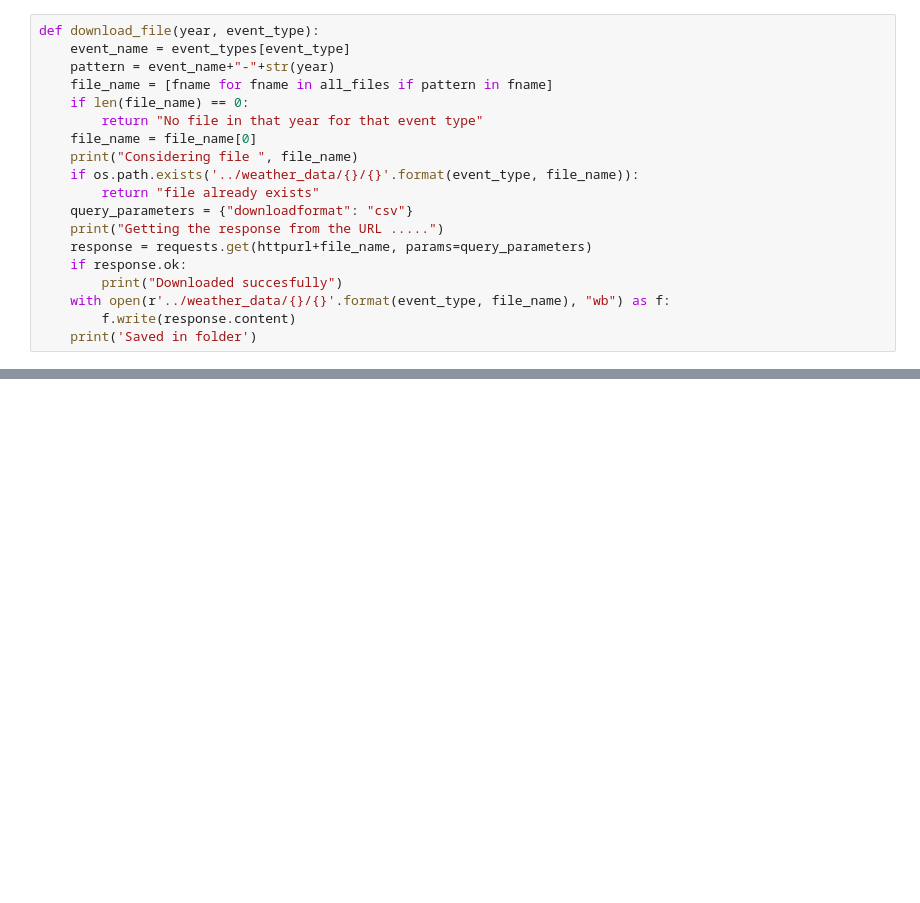
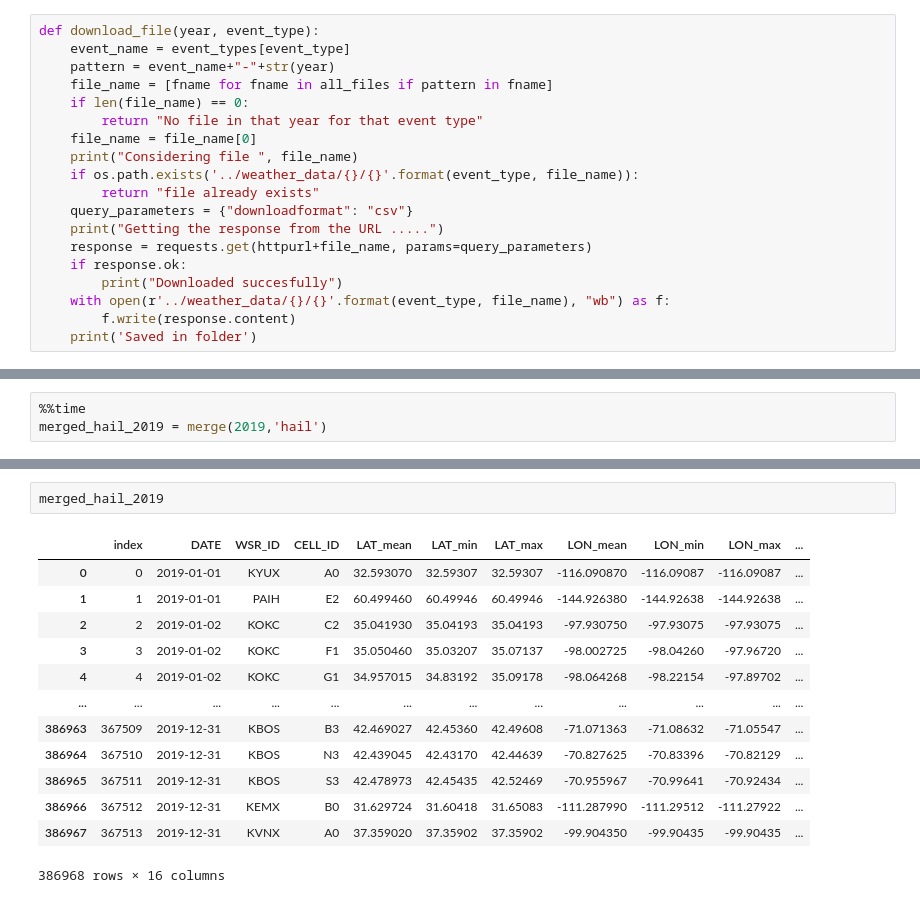
Before and after one commit to amourayuba/Power-Outage-Prediction, a Jupyter notebook: codes/merge.ipynb, the cells around one changed output, grey strips where cells are left out. Cells and saved outputs as stored; diff of their text form; blank space fills up the shorter version.

```diff
--- a/codes/merge.ipynb
+++ b/codes/merge.ipynb
@@ -144,0 +255,3 @@ merged_lightning_2019
+# %%
+%%time
+merged_hail_2019 = merge(2019,'hail')
@@ -144,0 +265,16 @@ merged_lightning_2019
+# %%
+merged_hail_2019
+# %% [output]
+|  | index | DATE | WSR_ID | CELL_ID | LAT_mean | LAT_min | LAT_max | LON_mean | LON_min | LON_max | ... |
+| 0 | 0 | 2019-01-01 | KYUX | A0 | 32.593070 | 32.59307 | 32.59307 | -116.090870 | -116.09087 | -116.09087 | ... |
+| 1 | 1 | 2019-01-01 | PAIH | E2 | 60.499460 | 60.49946 | 60.49946 | -144.926380 | -144.92638 | -144.92638 | ... |
+| 2 | 2 | 2019-01-02 | KOKC | C2 | 35.041930 | 35.04193 | 35.04193 | -97.930750 | -97.93075 | -97.93075 | ... |
+| 3 | 3 | 2019-01-02 | KOKC | F1 | 35.050460 | 35.03207 | 35.07137 | -98.002725 | -98.04260 | -97.96720 | ... |
+| 4 | 4 | 2019-01-02 | KOKC | G1 | 34.957015 | 34.83192 | 35.09178 | -98.064268 | -98.22154 | -97.89702 | ... |
+| ... | ... | ... | ... | ... | ... | ... | ... | ... | ... | ... | ... |
+| 386963 | 367509 | 2019-12-31 | KBOS | B3 | 42.469027 | 42.45360 | 42.49608 | -71.071363 | -71.08632 | -71.05547 | ... |
+| 386964 | 367510 | 2019-12-31 | KBOS | N3 | 42.439045 | 42.43170 | 42.44639 | -70.827625 | -70.83396 | -70.82129 | ... |
+| 386965 | 367511 | 2019-12-31 | KBOS | S3 | 42.478973 | 42.45435 | 42.52469 | -70.955967 | -70.99641 | -70.92434 | ... |
+| 386966 | 367512 | 2019-12-31 | KEMX | B0 | 31.629724 | 31.60418 | 31.65083 | -111.287990 | -111.29512 | -111.27922 | ... |
+| 386967 | 367513 | 2019-12-31 | KVNX | A0 | 37.359020 | 37.35902 | 37.35902 | -99.904350 | -99.90435 | -99.90435 | ... |
+386968 rows × 16 columns
```
Also changed, not shown: parts of 49 cells of this notebook.
